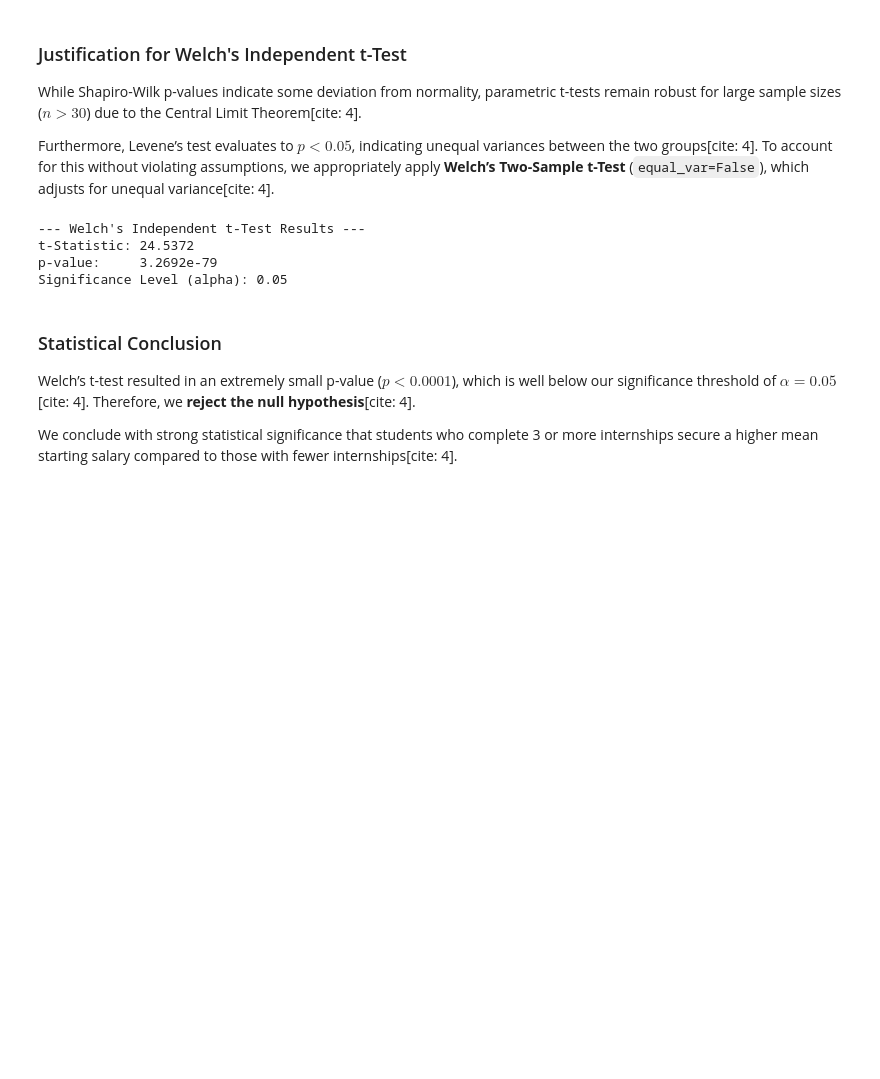
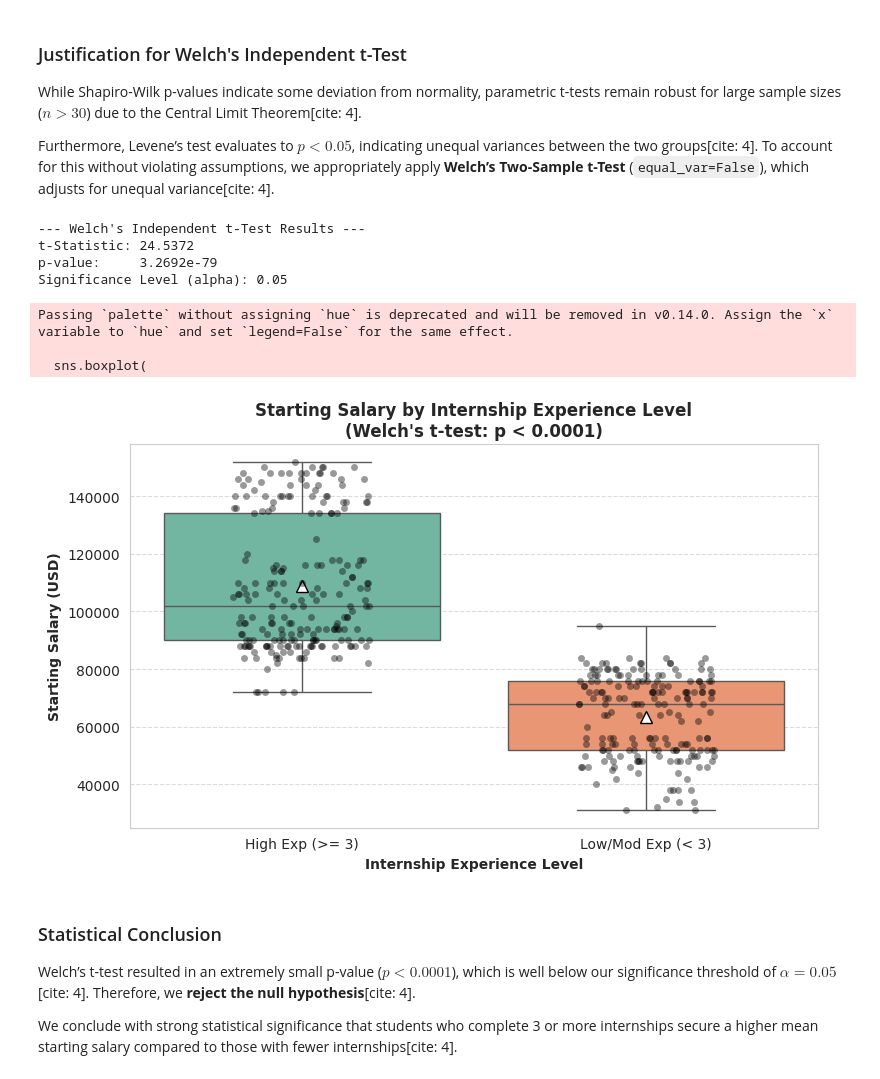
Before and after one commit to Ulturaa/CSMODEL_MCO, a Jupyter notebook: TotallyStats_MCO2.ipynb, the cells around one changed output. Cells and saved outputs as stored; diff of their text form; code cells hidden in the pictures; blank space fills up the shorter version.

```diff
--- a/TotallyStats_MCO2.ipynb
+++ b/TotallyStats_MCO2.ipynb
@@ -837,6 +857,52 @@ print(f"Significance Level (alpha): 0.05")
 t-Statistic: 24.5372
 p-value:     3.2692e-79
 Significance Level (alpha): 0.05
+# %%
+import matplotlib.pyplot as plt
+import seaborn as sns
+
+# 1. Create a temporary column for clean plot labeling
+ecs_df["Internship_Group"] = ecs_df["Internships_Completed"].apply(
+    lambda x: "High Exp (>= 3)" if x >= 3 else "Low/Mod Exp (< 3)"
+)
+
+# 2. Set up the figure (Counts as 1 Figure toward your 15-figure limit!)
+plt.figure(figsize=(8, 5))
+
+# 3. Create Boxplot combined with Stripplot to show both distribution and raw data
+sns.boxplot(
+    data=ecs_df,
+    x="Internship_Group",
+    y="Starting_Salary",
+    palette="Set2",
+    showmeans=True,  # Shows the mean as a triangle marker
+    meanprops={"marker":"^", "markerfacecolor":"white", "markeredgecolor":"black", "markersize":"8"}
+)
+sns.stripplot(
+    data=ecs_df,
+    x="Internship_Group",
+    y="Starting_Salary",
+    color="black",
+    alpha=0.4,
+    jitter=0.2
+)
+
+# 4. Customize labels and titles
+plt.title("Starting Salary by Internship Experience Level\n(Welch's t-test: p < 0.0001)", fontsize=12, fontweight="bold")
+plt.xlabel("Internship Experience Level", fontweight="bold")
+plt.ylabel("Starting Salary (USD)", fontweight="bold")
+plt.grid(axis="y", linestyle="--", alpha=0.7)
+
+# Clean up temporary column
+ecs_df.drop(columns=["Internship_Group"], inplace=True)
+
+plt.tight_layout()
+plt.show()
+# %% [output]
+Passing `palette` without assigning `hue` is deprecated and will be removed in v0.14.0. Assign the `x` variable to `hue` and set `legend=False` for the same effect.
+
+  sns.boxplot(
+[figure, added]
 # %% [markdown]
 ### Statistical Conclusion
 
```
Also changed, not shown: parts of 18 cells of this notebook.
